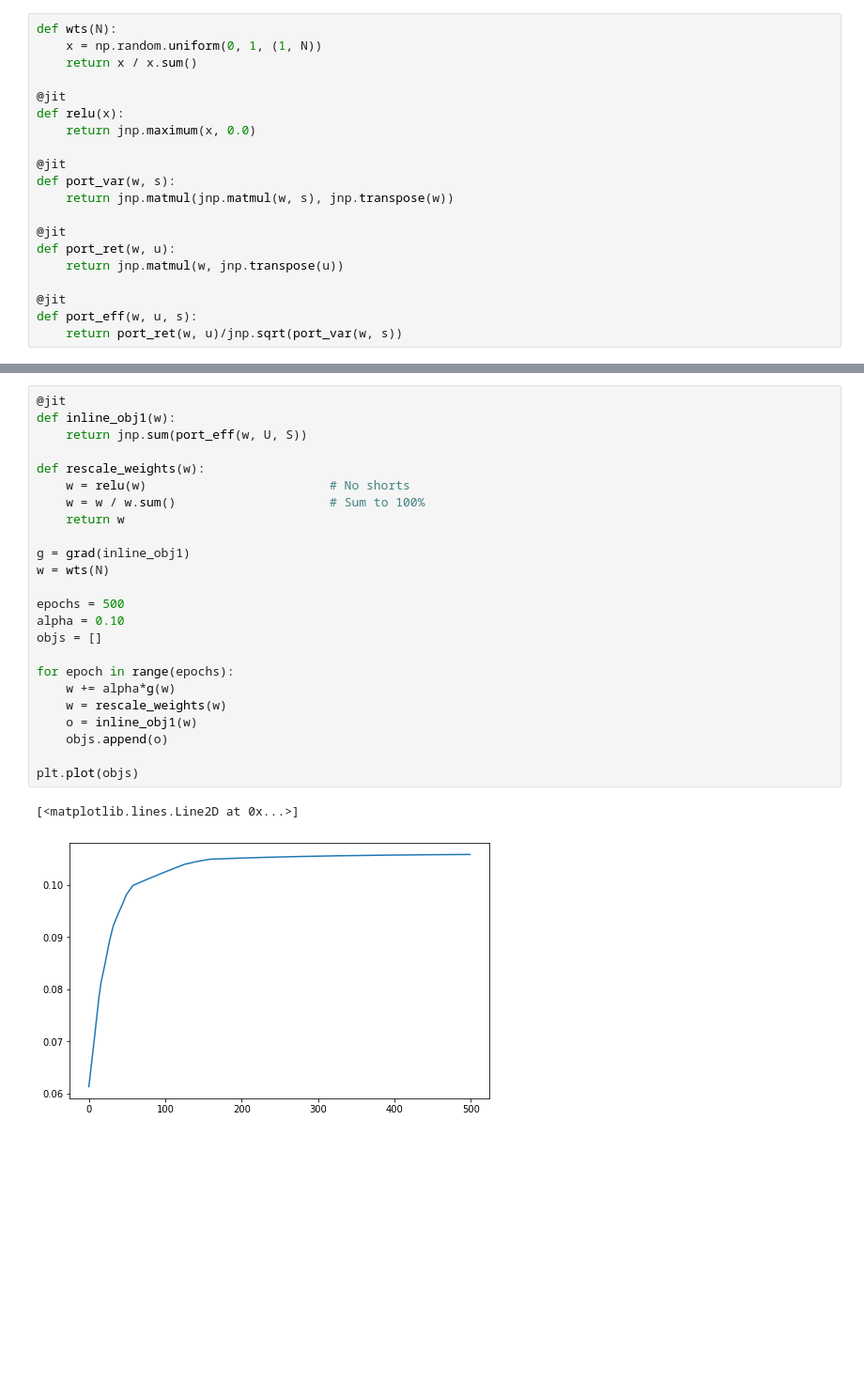
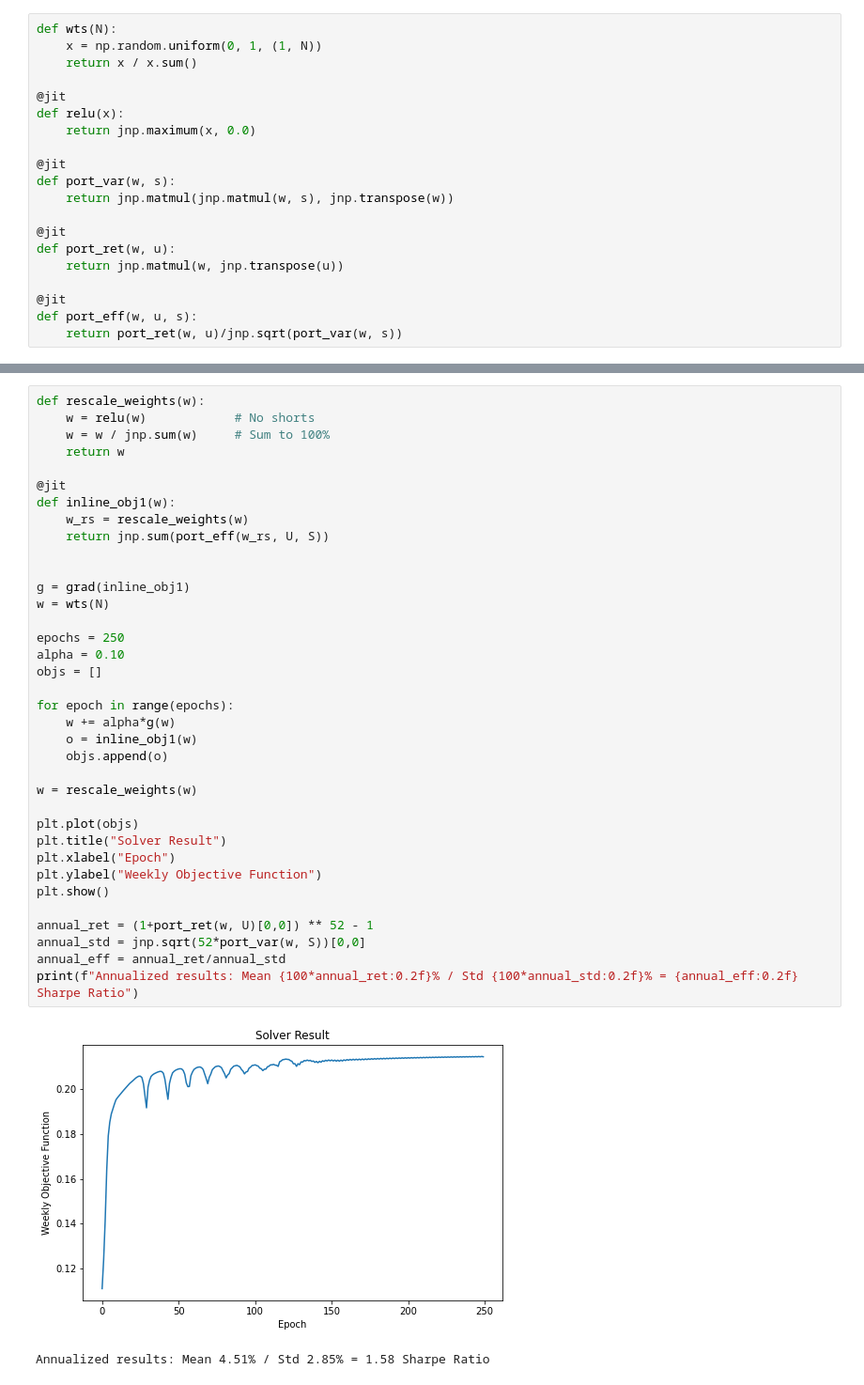
Before and after one commit to Matthew-Amos/Portfolio-Optimization, a Jupyter notebook: January_2021.ipynb, the cells around one changed output, grey strips where cells are left out. Shown at 94% size. Drawn from its saved outputs; the diff is of its cells as text; blank space fills up the shorter version.

```diff
--- a/January_2021.ipynb
+++ b/January_2021.ipynb
@@ -282,30 +314,42 @@ print(port_eff(w, U, S))
 # %%
+def rescale_weights(w):
+    w = relu(w)            # No shorts
+    w = w / jnp.sum(w)     # Sum to 100%
+    return w
+
 @jit
 def inline_obj1(w):
-    return jnp.sum(port_eff(w, U, S))
+    w_rs = rescale_weights(w)
+    return jnp.sum(port_eff(w_rs, U, S))
 
-def rescale_weights(w):
-    w = relu(w)                         # No shorts
-    w = w / w.sum()                     # Sum to 100%
-    return w
 
 g = grad(inline_obj1)
 w = wts(N)
 
-epochs = 500
+epochs = 250
 alpha = 0.10
 objs = []
 
 for epoch in range(epochs):
     w += alpha*g(w)
-    w = rescale_weights(w)
     o = inline_obj1(w)
     objs.append(o)
 
+w = rescale_weights(w)
+
 plt.plot(objs)
+plt.title("Solver Result")
+plt.xlabel("Epoch")
+plt.ylabel("Weekly Objective Function")
+plt.show()
+
+annual_ret = (1+port_ret(w, U)[0,0]) ** 52 - 1
+annual_std = jnp.sqrt(52*port_var(w, S))[0,0]
+annual_eff = annual_ret/annual_std
+print(f"Annualized results: Mean {100*annual_ret:0.2f}% / Std {100*annual_std:0.2f}% = {annual_eff:0.2f} Sharpe Ratio")
 # %% [output]
+[figure, new version]
-[<matplotlib.lines.Line2D at 0x...>]
+Annualized results: Mean 4.51% / Std 2.85% = 1.58 Sharpe Ratio
-[figure, old version]
 # %%
 for i in range(N):
     if w[1, i] > 0:
```
Also changed, not shown: parts of 10 cells of this notebook, 3 other files.
